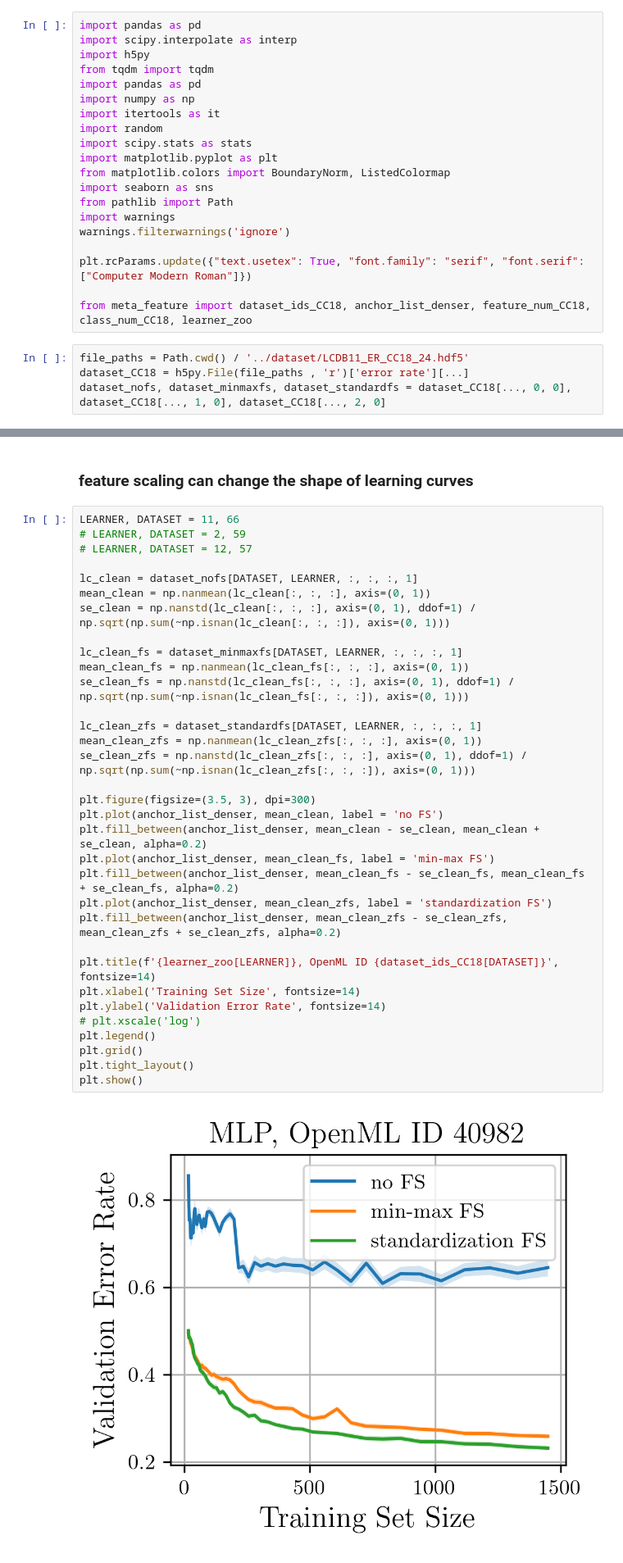
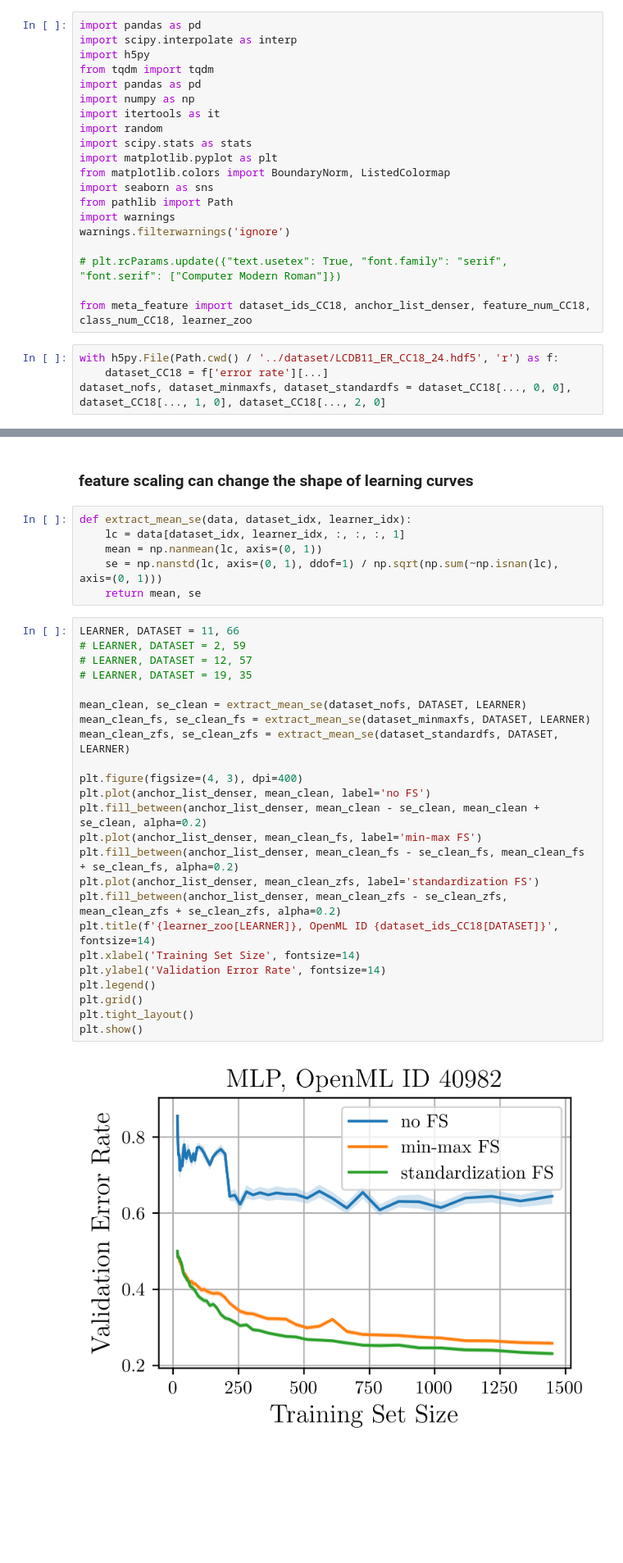
Before and after one commit to learning-curve-research/LCDB-1.1, a Jupyter notebook: analysis/Intro - figure.ipynb, the cells around one changed output, grey strips where cells are left out. Shown at 82% size. Cells and saved outputs as stored; diff of their text form; blank space fills up the shorter version.

```diff
--- a/analysis/Intro - figure.ipynb
+++ b/analysis/Intro - figure.ipynb
@@ -15,12 +15,12 @@ from pathlib import Path
 import warnings
 warnings.filterwarnings('ignore')
 
-plt.rcParams.update({"text.usetex": True, "font.family": "serif", "font.serif": ["Computer Modern Roman"]})
+# plt.rcParams.update({"text.usetex": True, "font.family": "serif", "font.serif": ["Computer Modern Roman"]})
 
 from meta_feature import dataset_ids_CC18, anchor_list_denser, feature_num_CC18, class_num_CC18, learner_zoo
 # %%
-file_paths = Path.cwd() / '../dataset/LCDB11_ER_CC18_24.hdf5'
-dataset_CC18 = h5py.File(file_paths , 'r')['error rate'][...]
+with h5py.File(Path.cwd() / '../dataset/LCDB11_ER_CC18_24.hdf5', 'r') as f:
+    dataset_CC18 = f['error rate'][...]
 dataset_nofs, dataset_minmaxfs, dataset_standardfs = dataset_CC18[..., 0, 0], dataset_CC18[..., 1, 0], dataset_CC18[..., 2, 0]
 # %% [markdown]
 ### shapes of learning curves
@@ -110,38 +104,35 @@ plt.show()
 [figure]
 # %% [markdown]
 ### feature scaling can change the shape of learning curves
+# %%
+def extract_mean_se(data, dataset_idx, learner_idx):
+    lc = data[dataset_idx, learner_idx, :, :, :, 1]
+    mean = np.nanmean(lc, axis=(0, 1))
+    se = np.nanstd(lc, axis=(0, 1), ddof=1) / np.sqrt(np.sum(~np.isnan(lc), axis=(0, 1)))
+    return mean, se
 # %%
 LEARNER, DATASET = 11, 66
 # LEARNER, DATASET = 2, 59
 # LEARNER, DATASET = 12, 57
+# LEARNER, DATASET = 19, 35
 
-lc_clean = dataset_nofs[DATASET, LEARNER, :, :, :, 1]
-mean_clean = np.nanmean(lc_clean[:, :, :], axis=(0, 1))
-se_clean = np.nanstd(lc_clean[:, :, :], axis=(0, 1), ddof=1) / np.sqrt(np.sum(~np.isnan(lc_clean[:, :, :]), axis=(0, 1)))
+mean_clean, se_clean = extract_mean_se(dataset_nofs, DATASET, LEARNER)
+mean_clean_fs, se_clean_fs = extract_mean_se(dataset_minmaxfs, DATASET, LEARNER)
+mean_clean_zfs, se_clean_zfs = extract_mean_se(dataset_standardfs, DATASET, LEARNER)
 
-lc_clean_fs = dataset_minmaxfs[DATASET, LEARNER, :, :, :, 1]
-mean_clean_fs = np.nanmean(lc_clean_fs[:, :, :], axis=(0, 1))
-se_clean_fs = np.nanstd(lc_clean_fs[:, :, :], axis=(0, 1), ddof=1) / np.sqrt(np.sum(~np.isnan(lc_clean_fs[:, :, :]), axis=(0, 1)))
-
-lc_clean_zfs = dataset_standardfs[DATASET, LEARNER, :, :, :, 1]
-mean_clean_zfs = np.nanmean(lc_clean_zfs[:, :, :], axis=(0, 1))
-se_clean_zfs = np.nanstd(lc_clean_zfs[:, :, :], axis=(0, 1), ddof=1) / np.sqrt(np.sum(~np.isnan(lc_clean_zfs[:, :, :]), axis=(0, 1)))
-
-plt.figure(figsize=(3.5, 3), dpi=300)
-plt.plot(anchor_list_denser, mean_clean, label = 'no FS')
+plt.figure(figsize=(4, 3), dpi=400)
+plt.plot(anchor_list_denser, mean_clean, label='no FS')
 plt.fill_between(anchor_list_denser, mean_clean - se_clean, mean_clean + se_clean, alpha=0.2)
-plt.plot(anchor_list_denser, mean_clean_fs, label = 'min-max FS')
+plt.plot(anchor_list_denser, mean_clean_fs, label='min-max FS')
 plt.fill_between(anchor_list_denser, mean_clean_fs - se_clean_fs, mean_clean_fs + se_clean_fs, alpha=0.2)
-plt.plot(anchor_list_denser, mean_clean_zfs, label = 'standardization FS')
+plt.plot(anchor_list_denser, mean_clean_zfs, label='standardization FS')
 plt.fill_between(anchor_list_denser, mean_clean_zfs - se_clean_zfs, mean_clean_zfs + se_clean_zfs, alpha=0.2)
-
 plt.title(f'{learner_zoo[LEARNER]}, OpenML ID {dataset_ids_CC18[DATASET]}', fontsize=14)
 plt.xlabel('Training Set Size', fontsize=14)
 plt.ylabel('Validation Error Rate', fontsize=14)
-# plt.xscale('log')
 plt.legend()
 plt.grid()
 plt.tight_layout()
 plt.show()
 # %% [output]
-[figure, old version]
+[figure, new version]
```
Also changed, not shown: parts of 2 cells of this notebook, 10 other files.
